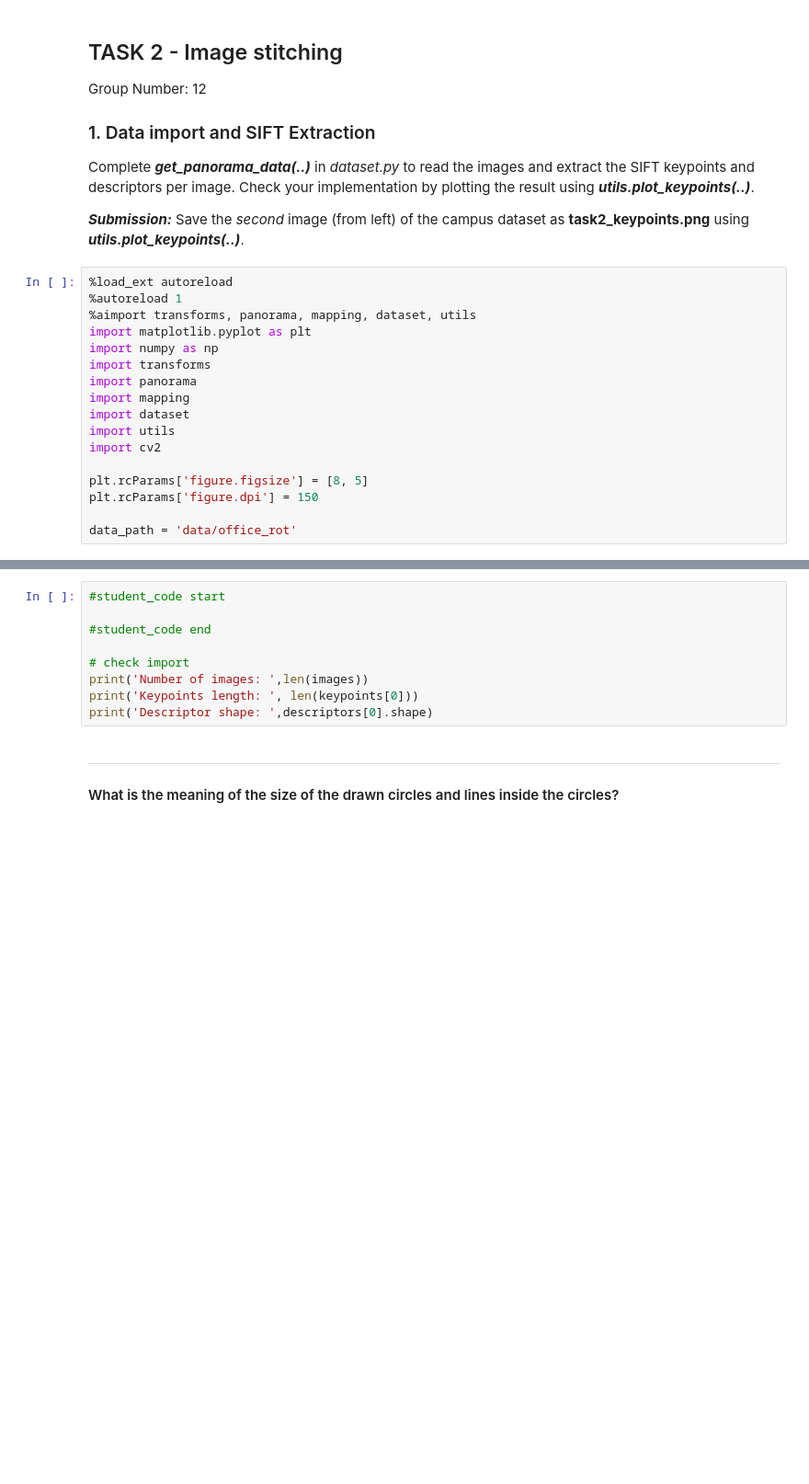
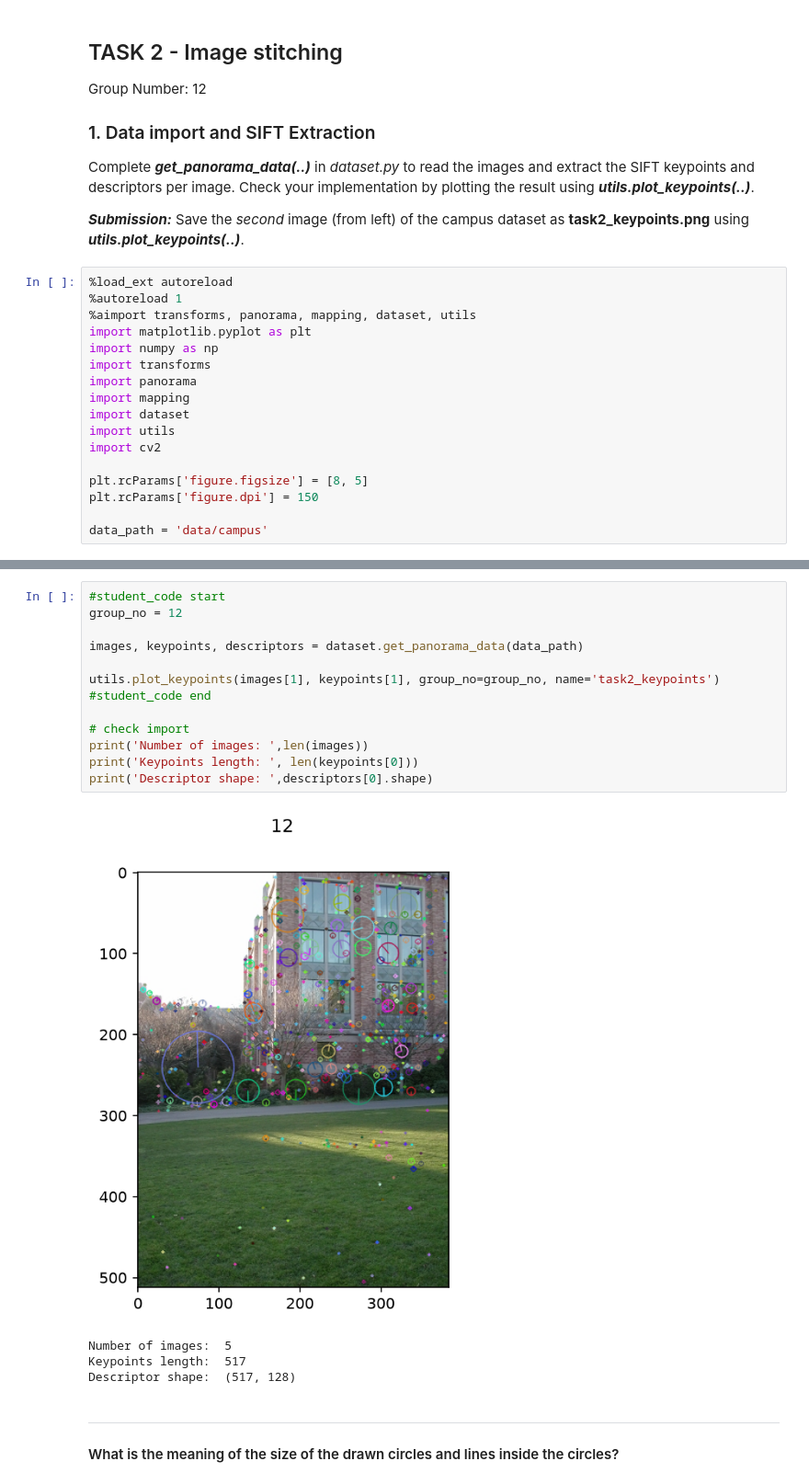
Before and after one commit to nkbtu/CV2026-27_assignment1, a Jupyter notebook: TASK2/Task2.ipynb, the cells around one changed output, grey strips where cells are left out. Shown at 92% size. Drawn from its saved outputs; the diff is of its cells as text; blank space fills up the shorter version.

Commit message:
feat: plot keypoints, answer question 1

```diff
--- a/TASK2/Task2.ipynb
+++ b/TASK2/Task2.ipynb
@@ -25,4 +25,4 @@ import cv2
 plt.rcParams['figure.figsize'] = [8, 5]
 plt.rcParams['figure.dpi'] = 150
 
-data_path = 'data/office_rot'
+data_path = 'data/campus'
@@ -29,12 +32,21 @@ data_path = 'data/office_rot'
 # %%
 #student_code start
+group_no = 12
 
+images, keypoints, descriptors = dataset.get_panorama_data(data_path)
+
+utils.plot_keypoints(images[1], keypoints[1], group_no=group_no, name='task2_keypoints')
 #student_code end
 
 # check import
 print('Number of images: ',len(images))
 print('Keypoints length: ', len(keypoints[0]))
 print('Descriptor shape: ',descriptors[0].shape)
+# %% [output]
+[figure, added]
+Number of images:  5
+Keypoints length:  517
+Descriptor shape:  (517, 128)
 # %% [markdown]
 ***
 #### What is the meaning of the size of the drawn circles and lines inside the circles?
```
Also changed, not shown: parts of 3 cells of this notebook, 1 other file.
